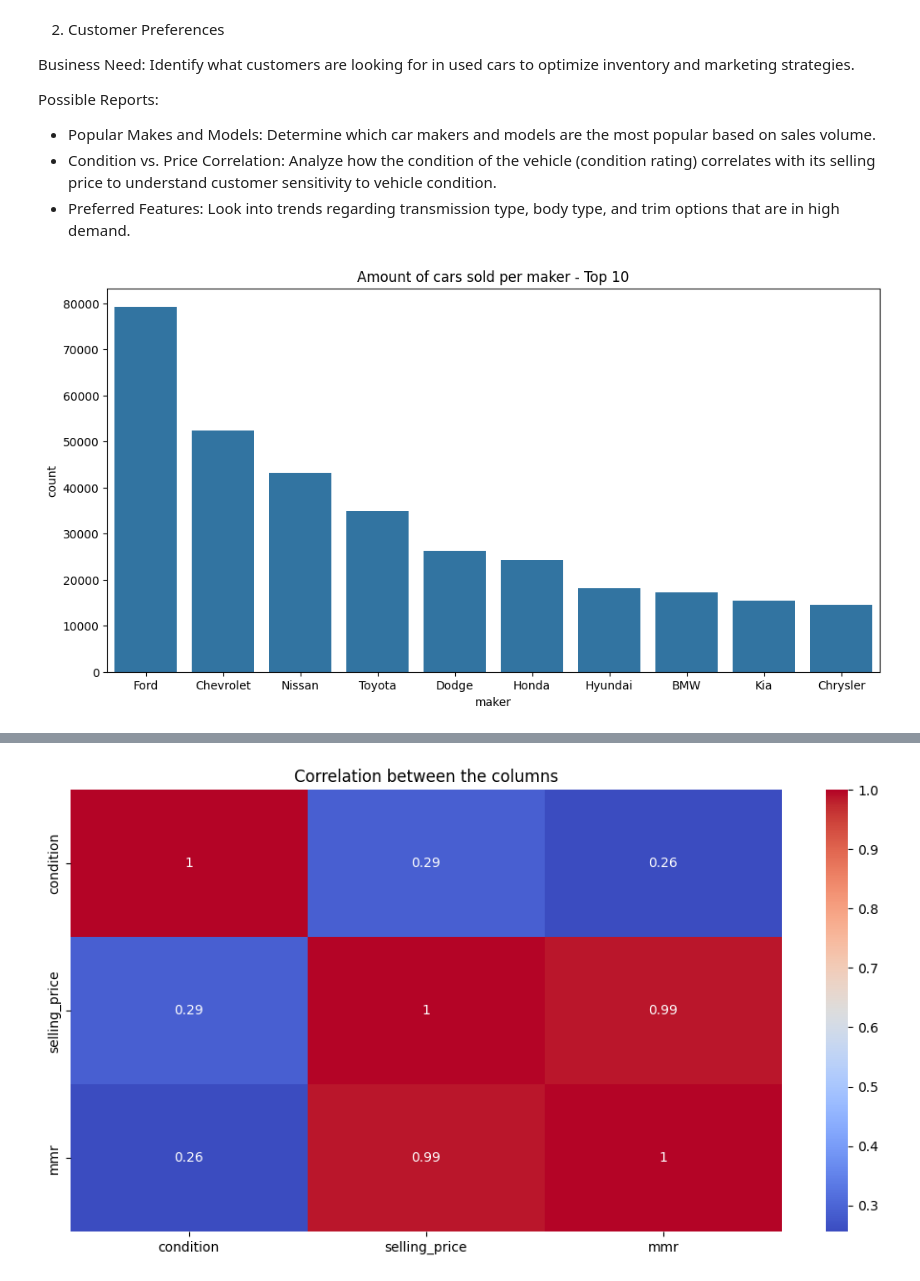
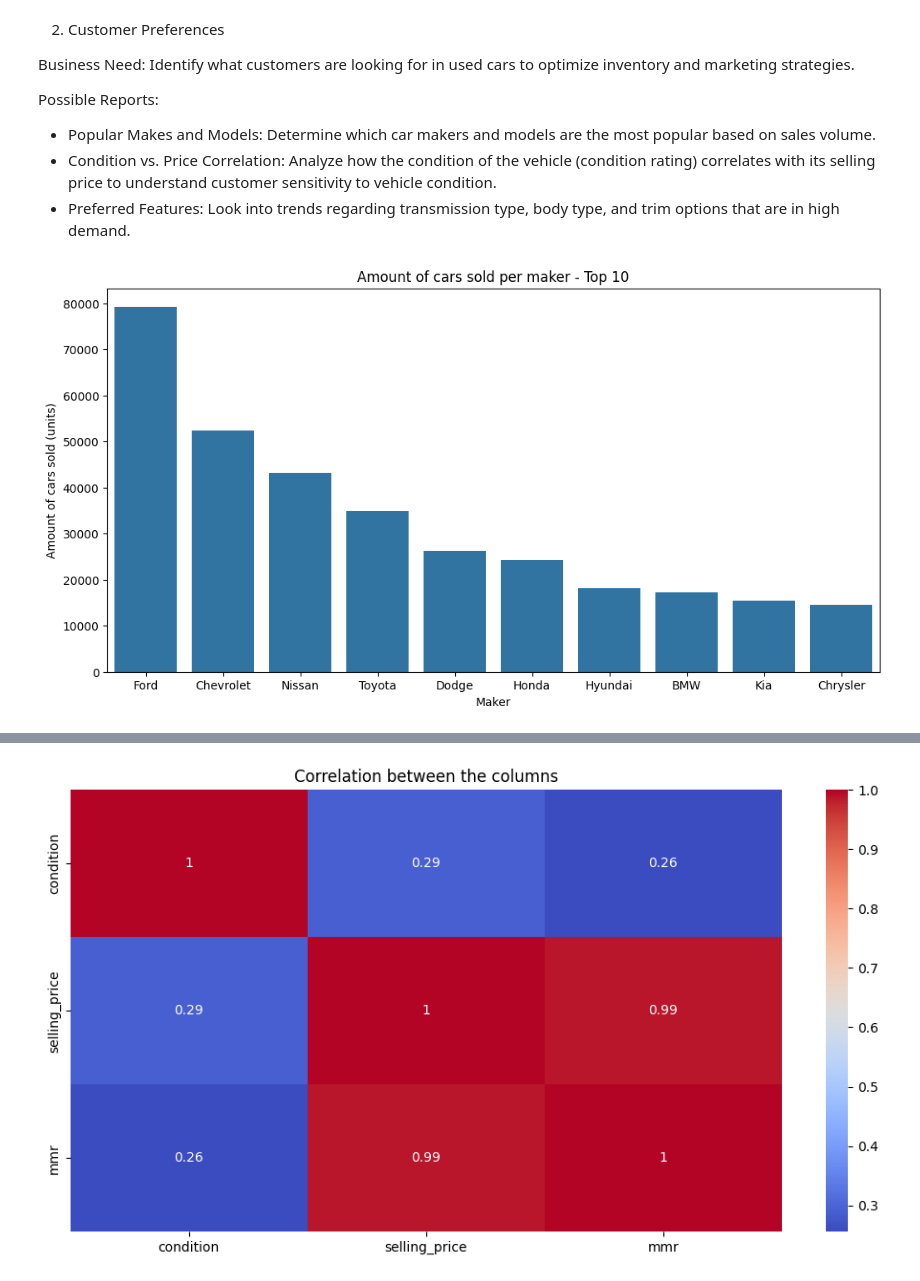
Before and after one commit to wizard86pz/cars_sales_us, a Jupyter notebook: ETL_cars.ipynb, the cells around one changed output, grey strips where cells are left out. Drawn from its saved outputs; the diff is of its cells as text; code cells hidden in the pictures.

```diff
--- a/ETL_cars.ipynb
+++ b/ETL_cars.ipynb
@@ -528,9 +527,11 @@ Possible Reports:
 # %%
 #let's graph the amount of cars sold per maker, showing the top 10 makers
 plt.figure(figsize=(12,6))
 sns.countplot(data=df_clean, x='maker', order=df_clean['maker'].value_counts().index[:10])
 plt.title('Amount of cars sold per maker - Top 10')
+plt.xlabel('Maker')
+plt.ylabel('Amount of cars sold (units)')
 plt.show()
 # %% [output]
-[figure, old version]
+[figure, new version]
 # %%
```
Also changed, not shown: parts of 17 cells of this notebook.
